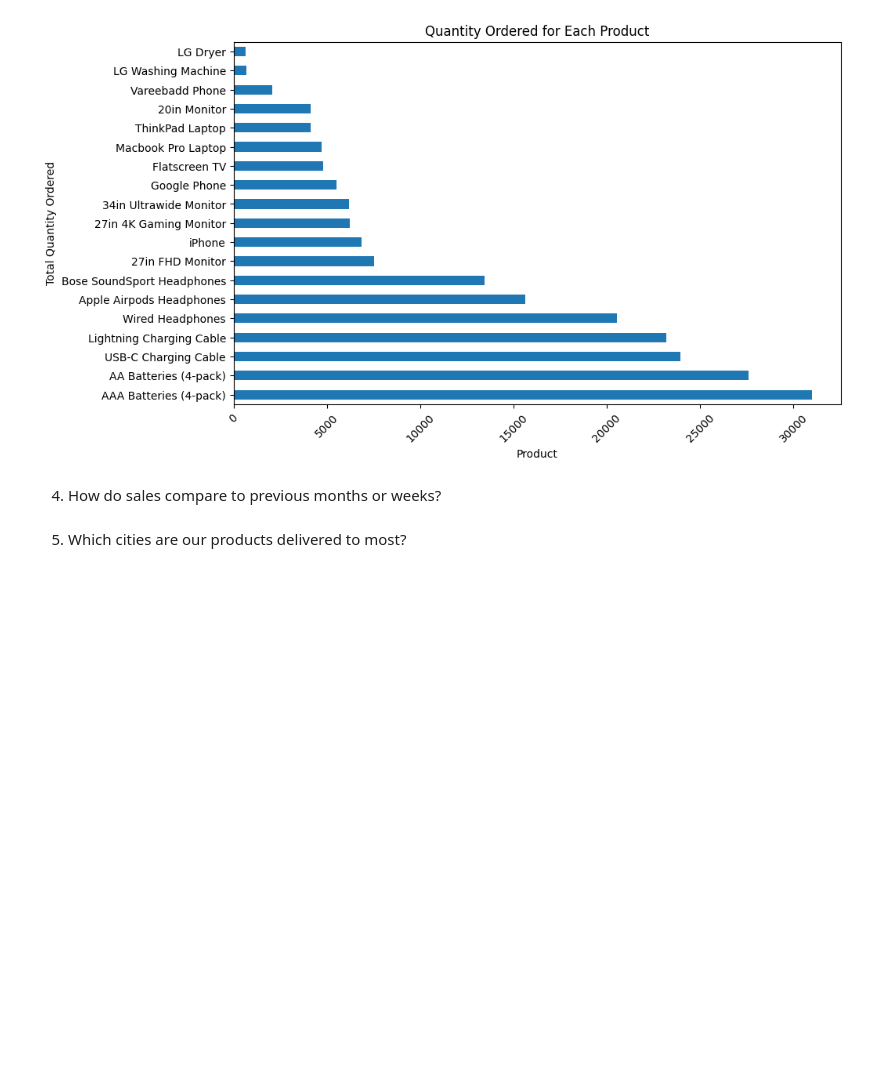
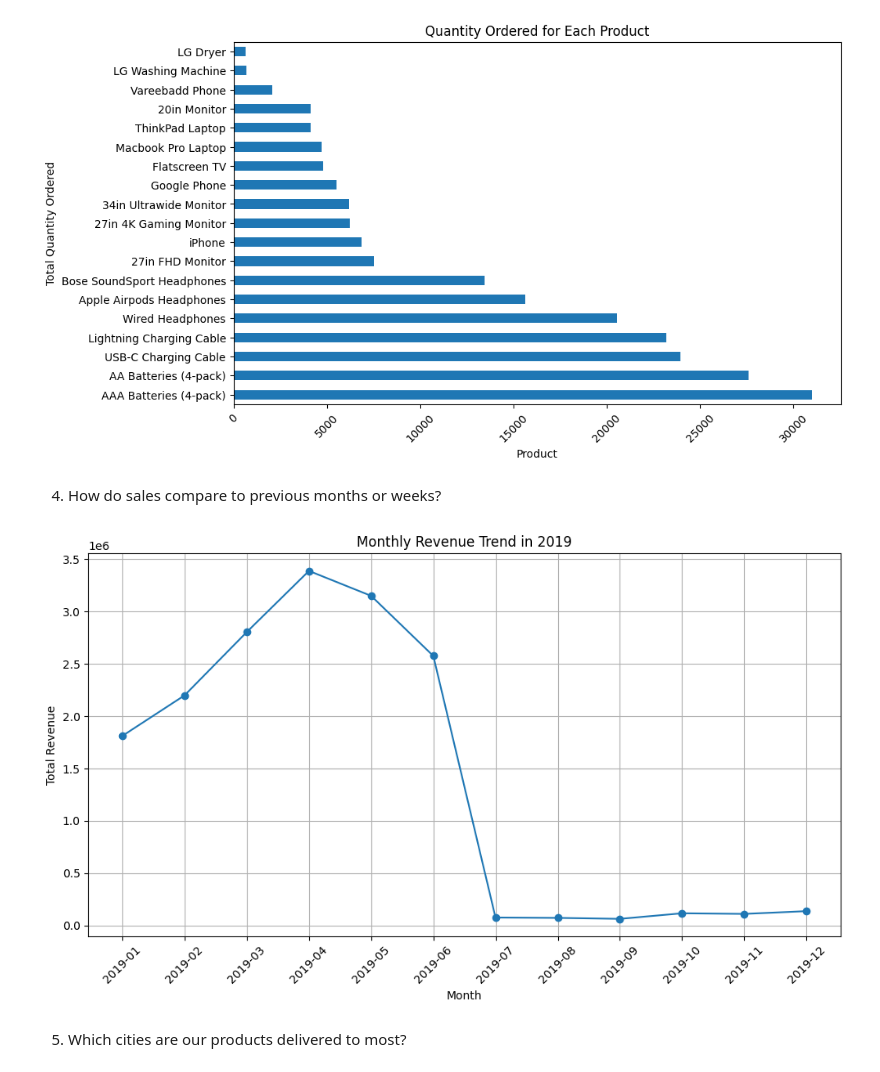
Before and after one commit to Samidirbsa/PowerBI_Capstone_Project, a Jupyter notebook: notebook.ipynb, the cells around one changed output. Drawn from its saved outputs; the diff is of its cells as text; code cells hidden in the pictures; blank space fills up the shorter version.

```diff
--- a/notebook.ipynb
+++ b/notebook.ipynb
@@ -2526,6 +2528,31 @@ plt.show()
 [figure]
 # %% [markdown]
 4. How do sales compare to previous months or weeks?
+# %%
+# Filter data for the year 2019
+sales_data_2019 = sales_data[sales_data['Order Date'].dt.year == 2019].copy()
+
+# Calculate revenue for each transaction
+sales_data_2019['Revenue'] = sales_data_2019['Quantity Ordered'] * sales_data_2019['Price Each']
+
+# Group by month and sum up the revenue for each month
+monthly_revenue = sales_data_2019.groupby(sales_data_2019['Order Date'].dt.to_period('M'))['Revenue'].sum()
+
+# Reset index to convert the grouped data back to a DataFrame
+monthly_revenue = monthly_revenue.reset_index()
+
+# Plotting
+plt.figure(figsize=(10, 6))
+plt.plot(monthly_revenue['Order Date'].astype(str), monthly_revenue['Revenue'], marker='o', linestyle='-')
+plt.title('Monthly Revenue Trend in 2019')
+plt.xlabel('Month')
+plt.ylabel('Total Revenue')
+plt.xticks(rotation=45)
+plt.grid(True)
+plt.tight_layout()
+plt.show()
+# %% [output]
+[figure, added]
 # %% [markdown]
 5. Which cities are our products delivered to most?
 # %%
```
Also changed, not shown: parts of 6 cells of this notebook.
